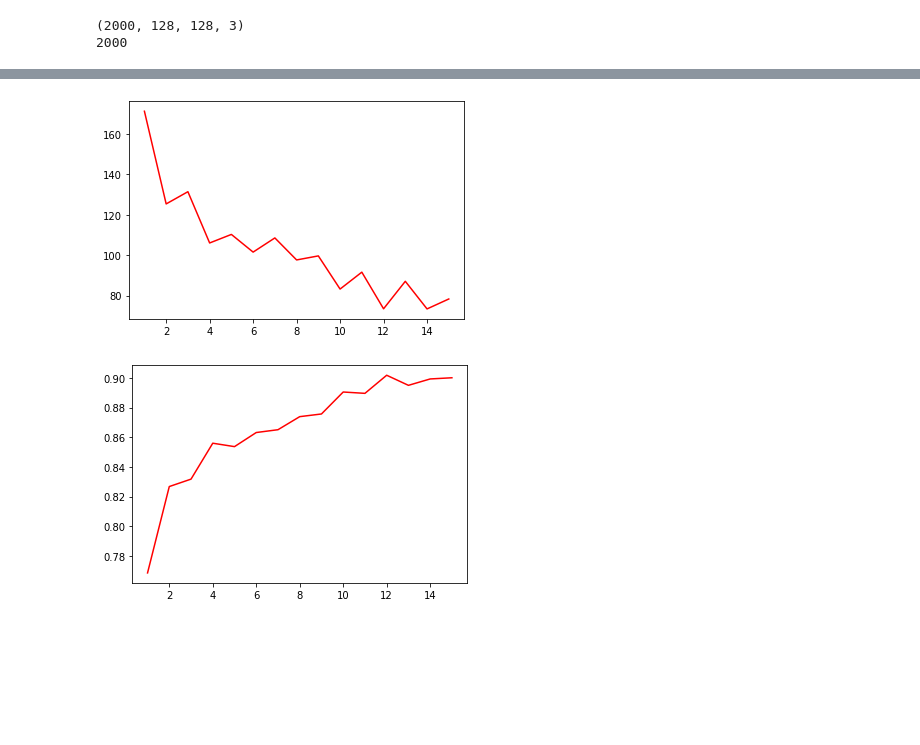
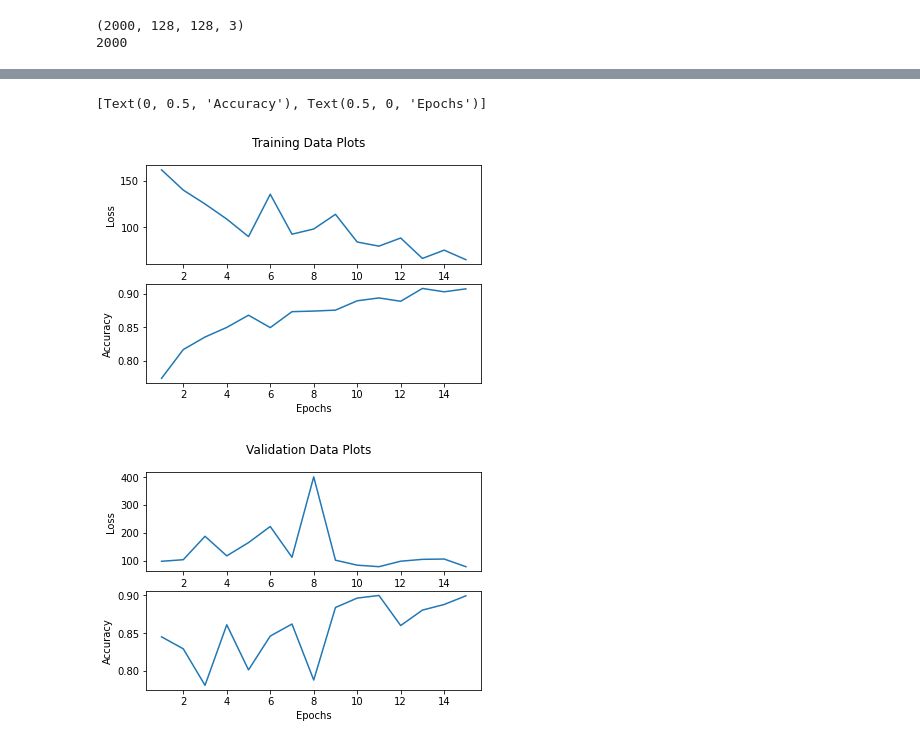
Before and after one commit to hamdaan19/AWS-Hack-Flood-Damage, a Jupyter notebook: scripts/damage_classification.ipynb, the cells around one changed output, grey strips where cells are left out. Cells and saved outputs as stored; diff of their text form; code cells hidden in the pictures; blank space fills up the shorter version.

Commit message:
Added Plots

```diff
--- a/scripts/damage_classification.ipynb
+++ b/scripts/damage_classification.ipynb
@@ -147,14 +165,14 @@ callbacks_list = [
 ]
 
 # This line below must be commented when running this cell for the first time
-model.load_weights(checkpoint_path)
+# model.load_weights(checkpoint_path)
 
 model_history = model.fit(
     x=X_train,
     y=y_train_one_hot,
     validation_data=(X_test, y_test_one_hot),
     batch_size=16,
-    epochs=1,
+    epochs=15,
     verbose=1,
     callbacks=callbacks_list
 )
@@ -165,24 +199,34 @@ model_history = model.fit(
 # %%
 import matplotlib.pyplot as plt
 import numpy as np
 
 train_loss = np.array(model_history.history['loss'])
 
 val_loss = np.array(model_history.history['val_loss'])
 
 train_acc = np.array(model_history.history['accuracy'])
 
 val_acc = np.array(model_history.history['val_accuracy'])
 
 epochs = np.arange(1, train_acc.size+1)
 
-plt.plot(epochs, train_loss, 'r',)
-plt.show()
-plt.plot(epochs, train_acc, 'r',)
-plt.show()
+fig, plots = plt.subplots(2)
+fig.suptitle('Training Data Plots')
+plots[0].plot(epochs, train_loss)
+plots[1].plot(epochs, train_acc)
+plots[0].set(ylabel="Loss")
+plots[1].set(ylabel="Accuracy", xlabel="Epochs")
+
+fig, plots = plt.subplots(2)
+fig.suptitle('Validation Data Plots')
+plots[0].plot(epochs, val_loss)
+plots[1].plot(epochs, val_acc)
+plots[0].set(ylabel="Loss")
+plots[1].set(ylabel="Accuracy", xlabel="Epochs")
 # %% [output]
+[Text(0, 0.5, 'Accuracy'), Text(0.5, 0, 'Epochs')]
-[figure, old version]
+[figure, new version]
-[figure, old version]
+[figure, new version]
 # %%
 checkpoint_path = "../models/Xception_model/Xception_damage_classification.ckpt"
 
```
Also changed, not shown: parts of 2 cells of this notebook.
